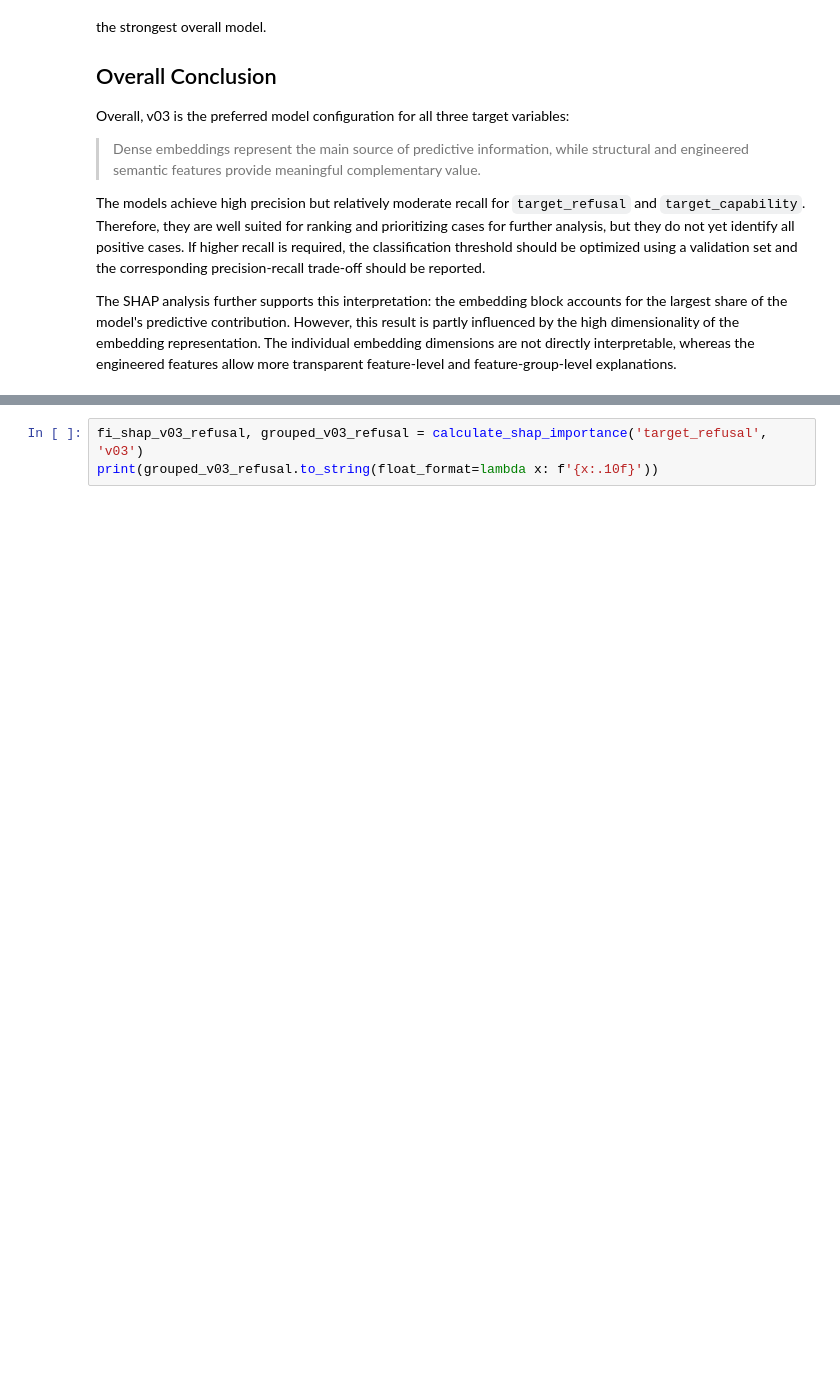
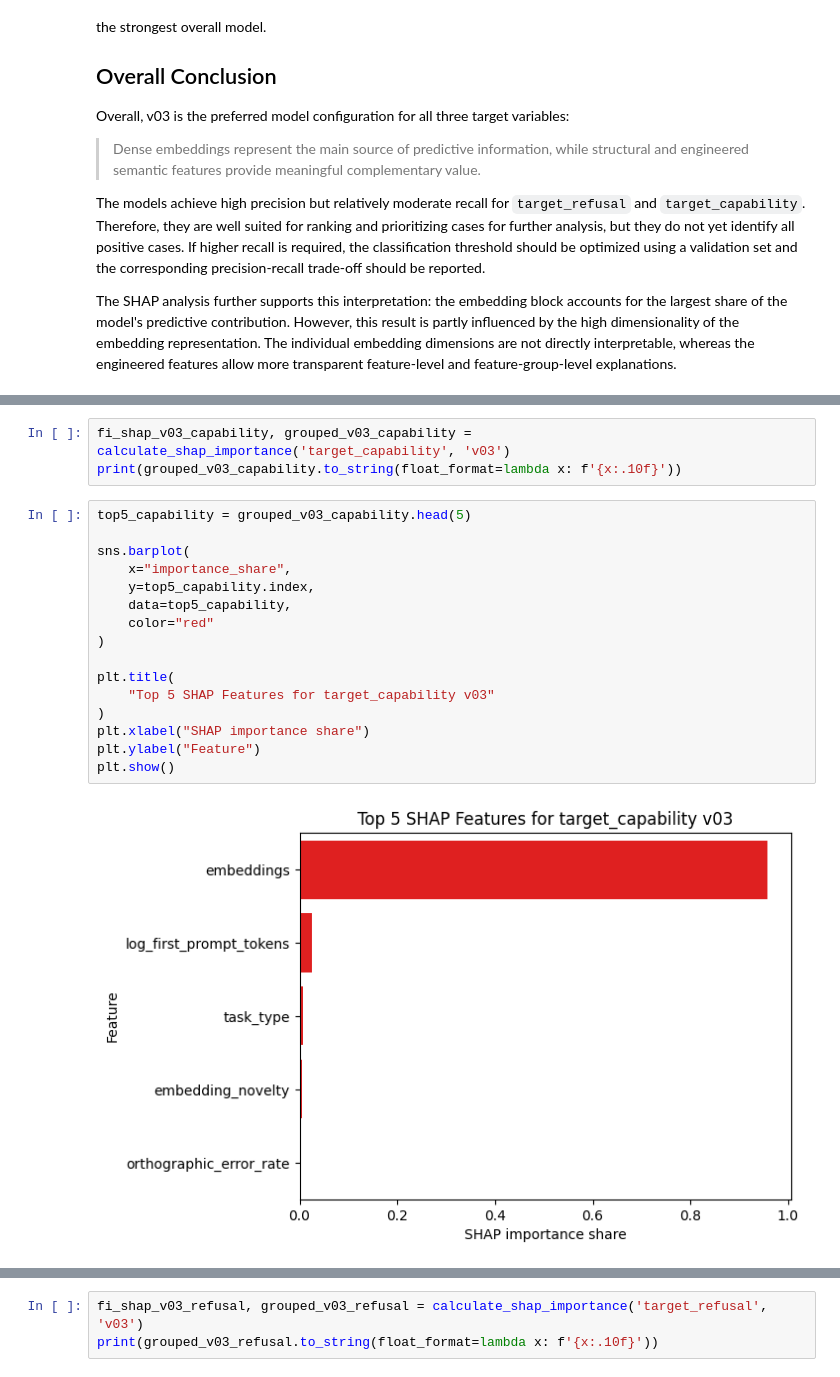
Before and after one commit to Thoericht/llm-sustainability-analysis, a Jupyter notebook: 02_notebooks/04_sustainability_modelling_ran_forest.ipynb, the cells around one changed output, grey strips where cells are left out. Saved outputs shown, nothing was run; the diff lists cells and outputs as text; blank space fills up the shorter version.

```diff
--- a/02_notebooks/04_sustainability_modelling_ran_forest.ipynb
+++ b/02_notebooks/04_sustainability_modelling_ran_forest.ipynb
@@ -396,3 +435,24 @@ topic_cat                            0.0000503481     0.0000125870             4
 has_format_instruction               0.0000205478     0.0000205478             1      0.0003794576
 has_role_instruction                 0.0000133332     0.0000133332             1      0.0002462241
 has_audience_or_level_instruction    0.0000000718     0.0000000718             1      0.0000013256
+# %%
+fi_shap_v03_capability, grouped_v03_capability = calculate_shap_importance('target_capability', 'v03')
+print(grouped_v03_capability.to_string(float_format=lambda x: f'{x:.10f}'))
+# %%
+top5_capability = grouped_v03_capability.head(5)
+
+sns.barplot(
+    x="importance_share",
+    y=top5_capability.index,
+    data=top5_capability,
+    color="red"
+)
+
+plt.title(
+    "Top 5 SHAP Features for target_capability v03"
+)
+plt.xlabel("SHAP importance share")
+plt.ylabel("Feature")
+plt.show()
+# %% [output]
+[figure, added]
```
Also changed, not shown: parts of 13 cells of this notebook.
